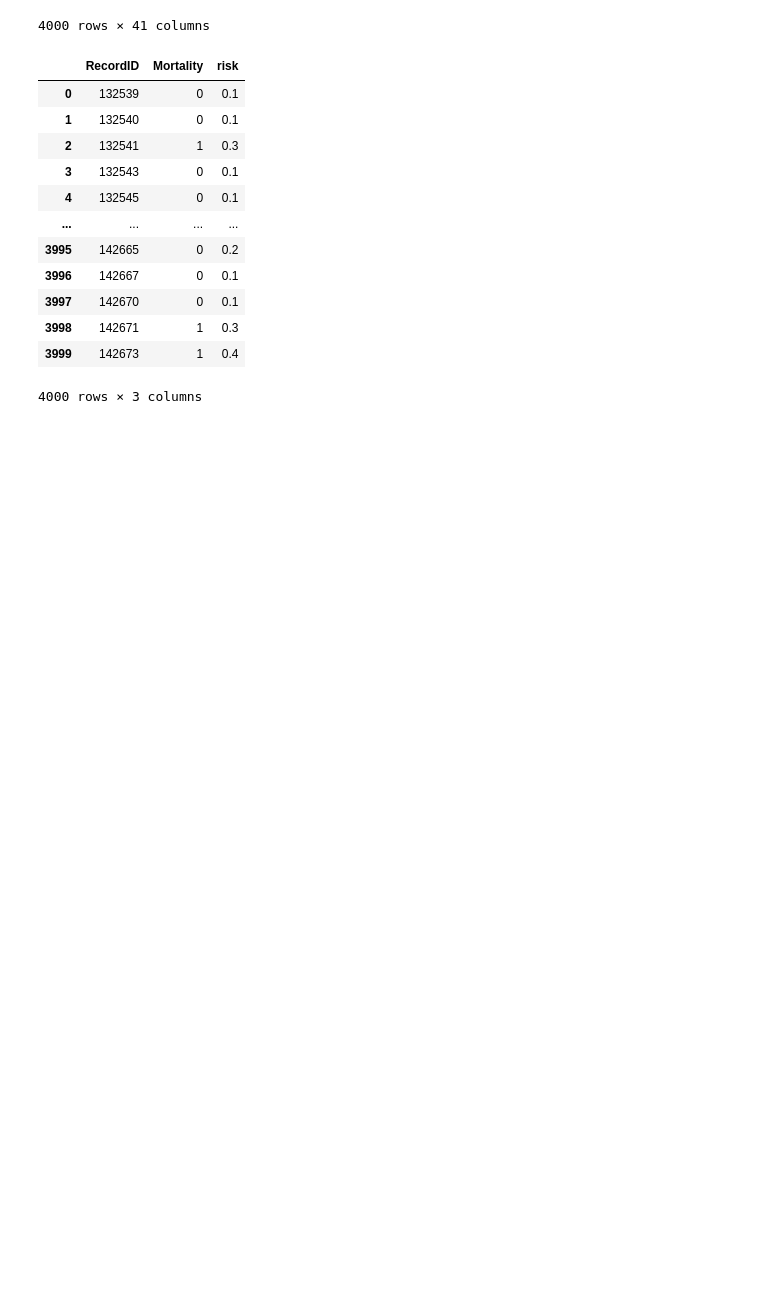
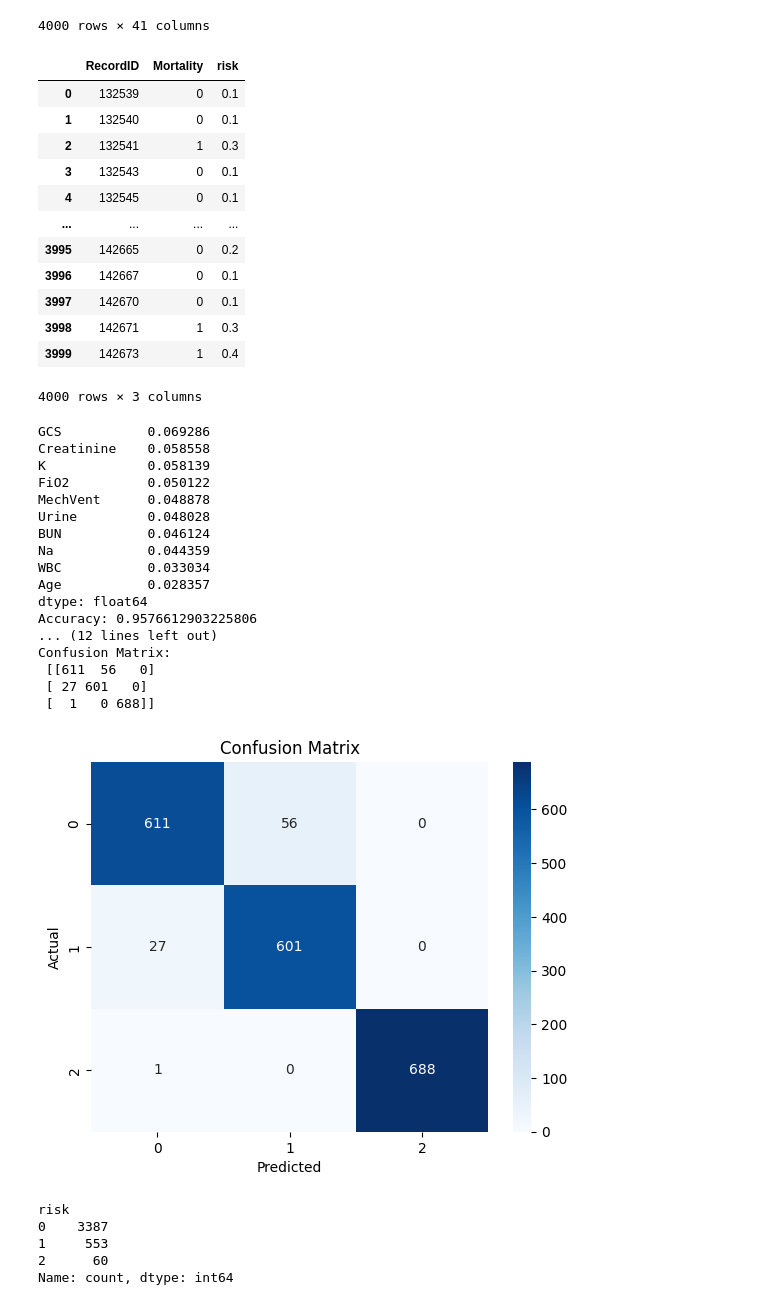
Before and after one commit to alyelaswad/ICU-Risk-Predictor, a Jupyter notebook: src/models.ipynb, the cells around one changed output. Cells and saved outputs as stored; diff of their text form; code cells hidden in the pictures; blank space fills up the shorter version.

Commit message:
added risk factor and important attributes

```diff
--- a/src/models.ipynb
+++ b/src/models.ipynb
@@ -354,7 +354,76 @@ df3
 4000 rows × 3 columns
 # %%
 from sklearn.model_selection import train_test_split
+from sklearn.metrics import accuracy_score, classification_report, confusion_matrix
+from sklearn.linear_model import LinearRegression
+
+
+from sklearn.ensemble import RandomForestRegressor, GradientBoostingRegressor
+
+# model = RandomForestRegressor()
+# # or: model = GradientBoostingRegressor()
+# model.fit(X_train, y_train)
+# predictions = model.predict(X_test)
+
+
+
+
 X = imputed_df
-Y = df3
-X_train, X_test, y_train, y_test = train_test_split(X, Y, test_size=0.2)
+Y = pd.cut(risk_label_A, bins=[-0.01, 0.2, 0.4, 1.0], labels=[0, 1, 2])
+
+adasyn = ADASYN(n_neighbors=1, random_state=0)
+X_resampled, y_resampled = adasyn.fit_resample(X, Y)
+
+
+X_train, X_test, y_train, y_test = train_test_split(X_resampled, y_resampled, test_size=0.2,random_state=None)
 X_train
+reg = RandomForestClassifier().fit(X_train, y_train)
+
+importances = reg.feature_importances_
+feature_names = X.columns
+feat_imp = pd.Series(importances, index=feature_names).sort_values(ascending=False)
+print(feat_imp.head(10))  # Top 10 most important features
+
+predictions = reg.predict(X_test)
+
+print("Accuracy:", accuracy_score(y_test, predictions))
+print("\nClassification Report:\n", classification_report(y_test, predictions))
+print("Confusion Matrix:\n", confusion_matrix(y_test, predictions))
+
+import seaborn as sns
+import matplotlib.pyplot as plt
+from sklearn.metrics import confusion_matrix
+
+cm = confusion_matrix(y_test, predictions)
+sns.heatmap(cm, annot=True, fmt='d', cmap='Blues')
+plt.xlabel('Predicted')
+plt.ylabel('Actual')
+plt.title('Confusion Matrix')
+plt.show()
+
+import pandas as pd
+print(pd.Series(Y).value_counts())
+# %% [output]
+GCS           0.069286
+Creatinine    0.058558
+K             0.058139
+FiO2          0.050122
+MechVent      0.048878
+Urine         0.048028
+BUN           0.046124
+Na            0.044359
+WBC           0.033034
+Age           0.028357
+dtype: float64
+Accuracy: 0.9576612903225806
+... (12 lines left out)
+Confusion Matrix:
+ [[611  56   0]
+ [ 27 601   0]
+ [  1   0 688]]
+[figure, added]
+risk
+0    3387
+1     553
+2      60
+Name: count, dtype: int64
```
Also changed, not shown: parts of 1 cell of this notebook.
